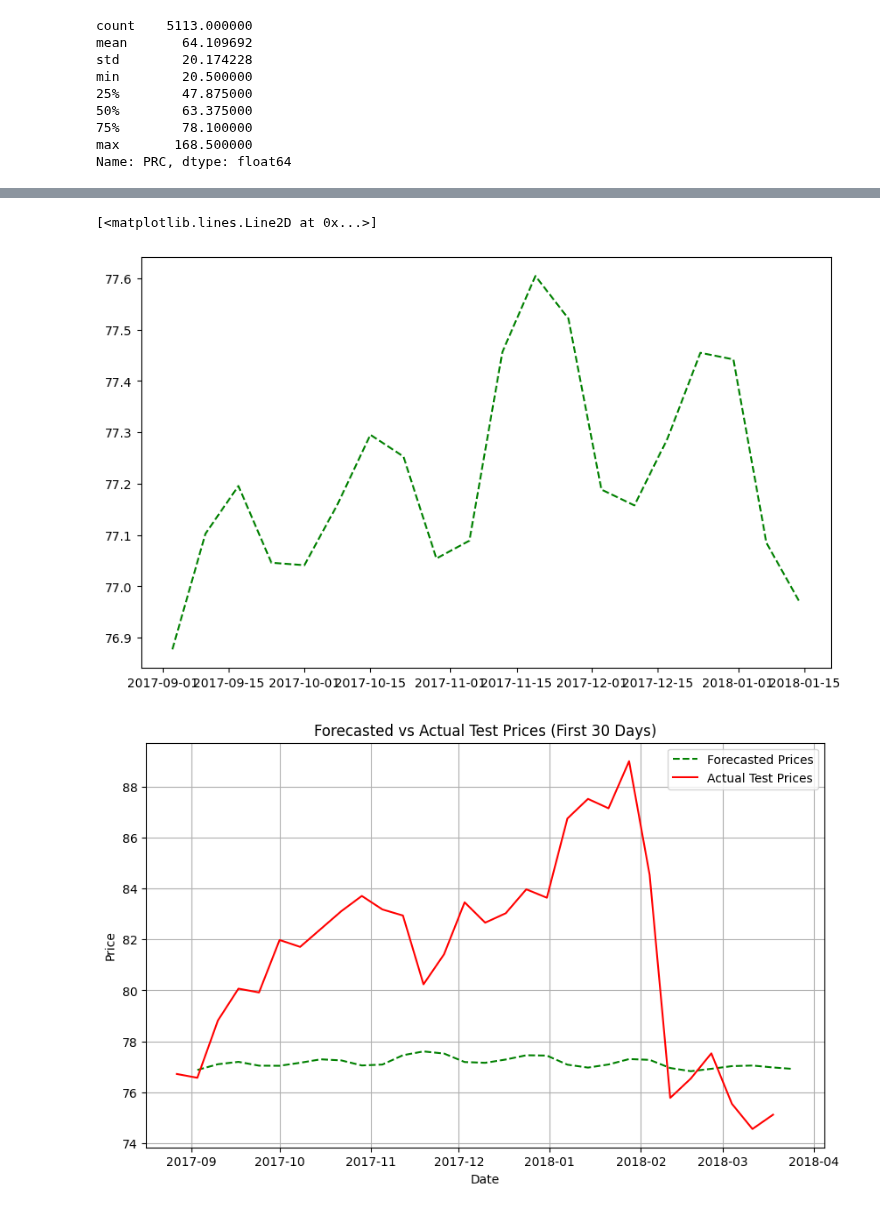
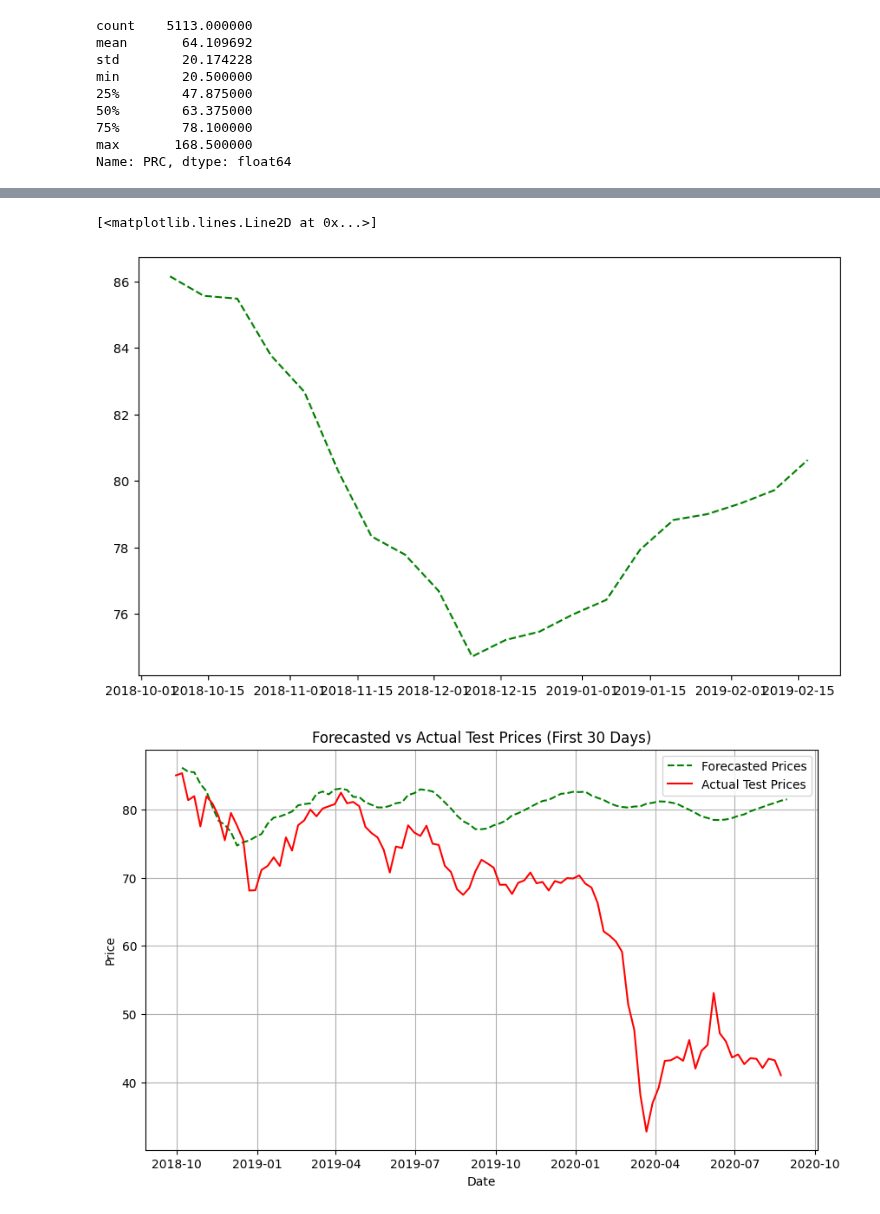
Before and after one commit to edocampione/4YP, a Jupyter notebook: models/ARIMA copy 2.ipynb, the cells around one changed output, grey strips where cells are left out. Drawn from its saved outputs; the diff is of its cells as text; code cells hidden in the pictures.

```diff
--- a/models/ARIMA copy 2.ipynb
+++ b/models/ARIMA copy 2.ipynb
@@ -94,8 +94,8 @@ min        20.500000
 max       168.500000
 Name: PRC, dtype: float64
 # %%
-start_date = '2000-1-31'
-end_train_date = '2017-08-31'
+start_date = '2017-1-30'
+end_train_date = '2018-9-30'
 
 # Filter the data according to the date range
 train_data = df[(df.index >= start_date) & (df.index <= end_train_date)]
@@ -206,23 +189,0 @@ plt.show()
-# %%
-# Calculate the second difference (difference of the first differences)
-train_data.loc[:, 'second_difference'] = train_data['first_difference'].diff()
-
-# Create a figure with 2 subplots (one for the second difference and one for the ACF)
-fig, axes = plt.subplots(1, 2, figsize=(15, 6))
-
-# Plot the second difference (Second Difference vs Time)
-axes[0].plot(train_data.index, train_data['second_difference'], label="Second Difference", color='green')
-axes[0].set_title("Second Difference of Closing Prices")
-axes[0].set_xlabel("Date")
-axes[0].set_ylabel("Second Difference")
-axes[0].grid(True)
-
-# Plot the ACF for the second difference (on the second subplot)
-plot_acf(train_data['second_difference'].dropna(), lags=40, ax=axes[1])  # dropna() to avoid NaN values
-axes[1].set_title('Autocorrelation Function (ACF) of Second Difference')
-
-# Adjust layout to avoid overlapping labels
-plt.tight_layout()
-
-# Show the plot
-plt.show()
@@ -294,7 +234,7 @@ train_data = train_data.asfreq(f)  # 'D' stands for daily frequency
 test_data = test_data.asfreq(f)  # 'D' stands for daily frequency
 
 # Fit an ARIMA model (AR(2), I(1), MA(2)) based on the PACF
-model = ARIMA(train_data['PRC'], order=(sig_pacf[-1], 1, sig_acf[-1]))
+model = ARIMA(train_data['PRC'], order=(30, 1, sig_acf[-1]))
 model_fit = model.fit()
 
 # Print the model summary
@@ -401,43 +341,43 @@ forecast_index = pd.date_range(train_data.index[-1], periods=forecast_steps + 1,
 plt.plot(forecast_index, forecast_values, label='Forecasted Prices', color='green', linestyle='--')
 # %% [output]
 [<matplotlib.lines.Line2D at 0x...>]
-[figure, old version]
+[figure, new version]
 # %%
 import matplotlib.pyplot as plt
 import pandas as pd
 
 # Forecast the next 30 steps beyond the training data (e.g., 30 future periods)
-forecast_steps = 30
+forecast_steps = 100
 forecast_results = model_fit.get_forecast(steps=forecast_steps)
 
 # Forecasted values
 forecast_values = forecast_results.predicted_mean
 
 # Generate future dates for the forecasted values
 forecast_index = pd.date_range(train_data.index[-1], periods=forecast_steps + 1, freq=f)[1:]
 
 # Slice the test data to only the first 30 days
 test_data_30 = test_data['PRC'].iloc[:forecast_steps]
 
 # Plotting the forecasted values and actual data
 plt.figure(figsize=(10, 6))
 
 # Plot the forecasted values (future predictions beyond the training period)
-plt.plot(forecast_index, forecast_values[:30], label='Forecasted Prices', color='green', linestyle='--')
+plt.plot(forecast_index, forecast_values[:forecast_steps], label='Forecasted Prices', color='green', linestyle='--')
 
 # Plot the actual test data (first 30 days)
 plt.plot(test_data_30.index, test_data_30, label='Actual Test Prices', color='red')
 
 # Customize the plot
 plt.title('Forecasted vs Actual Test Prices (First 30 Days)')
 plt.xlabel('Date')
 plt.ylabel('Price')
 plt.legend()
 plt.grid(True)
 
 # Show the plot
 plt.show()
 # %% [output]
-[figure, old version]
+[figure, new version]
 # %%
 # Define the number of steps you want to forecast
```
Also changed, not shown: parts of 13 cells of this notebook.
